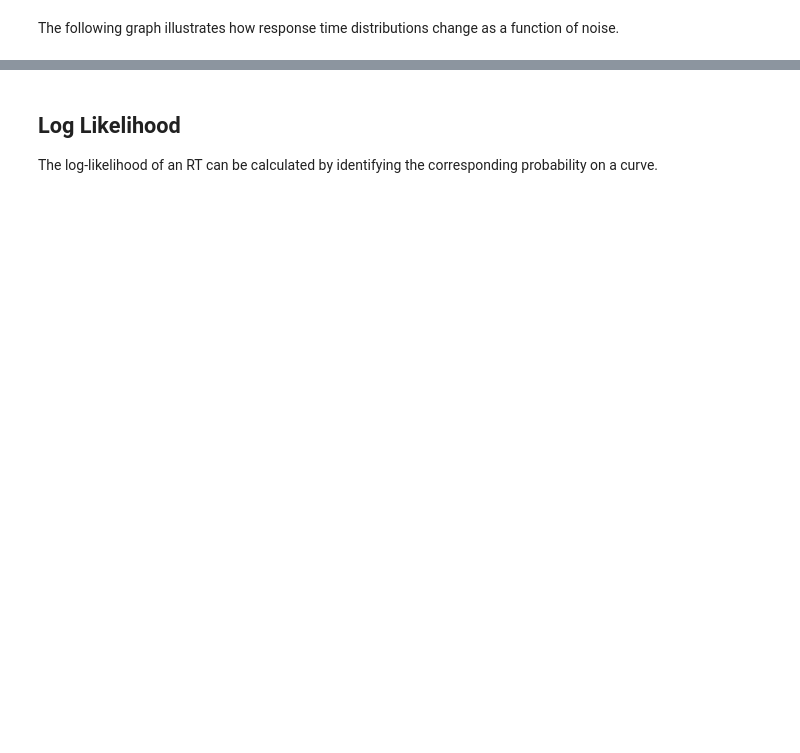
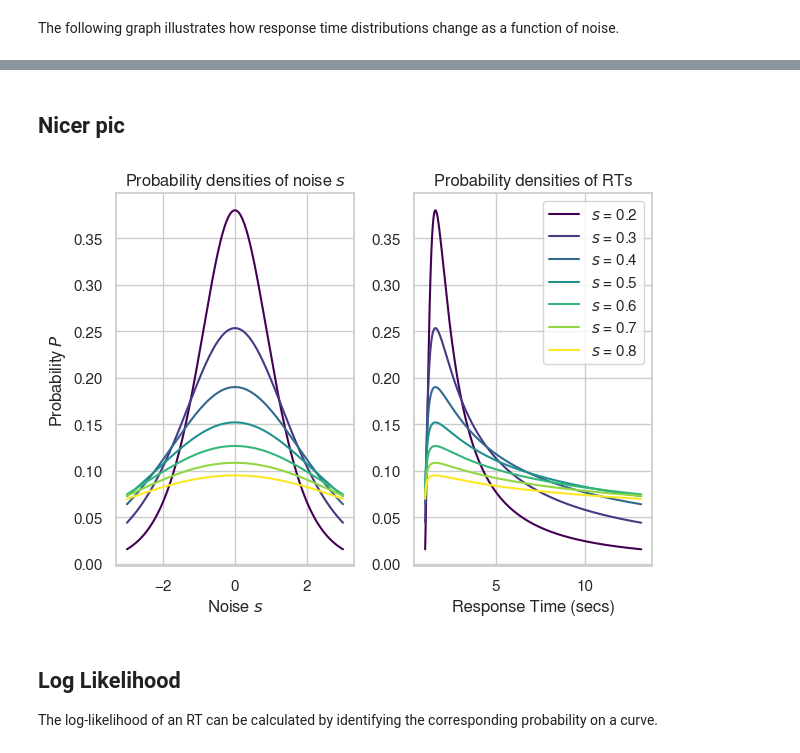
Before and after one commit to UWCCDL/Bridget, a Jupyter notebook: LL/rts.ipynb, the cells around one changed output, grey strips where cells are left out. Cells and saved outputs as stored; diff of their text form; code cells hidden in the pictures; blank space fills up the shorter version.

```diff
--- a/LL/rts.ipynb
+++ b/LL/rts.ipynb
@@ -78,3 +80,26 @@ plt.show()
+# %% [markdown]
+## Nicer pic
+# %%
+cols = plt.cm.viridis(np.linspace(0, 1, 7))
+fig, axs = plt.subplots(1,2)
+for i, s in enumerate(np.linspace(0.2, 0.8, 7)):
+    dist = sp.stats.logistic(0, (np.pi**2 * s)/3)
+    rts = [responsetime(0.5 - x) for x in noise]
+    axs[0].plot(noise, dist.pdf(noise), color=cols[i])
+    axs[1].plot(rts, dist.pdf(noise), color=cols[i])
+plt.legend(["$s$ = %.1f" % (x,) for x in np.linspace(0.2, 0.8, 7)])
+axs[0].set_xlabel("Noise $s$")
+axs[1].set_xlabel("Response Time (secs)")
+axs[0].set_ylabel("Probability $P$")
+#axs[0].xlim(0,10)
+#plt.axvline(x=1, color="grey", linestyle="dashed")
+#plt.text(1, 0.1, "$T_{ER}$", horizontalalignment="right")
+axs[0].set_title("Probability densities of noise $s$")
+axs[1].set_title("Probability densities of RTs")
+plt.tight_layout()
+plt.show()
+# %% [output]
+[figure, added]
 # %% [markdown]
 ## Log Likelihood
 
```
Also changed, not shown: parts of 7 cells of this notebook, 2 other files.
